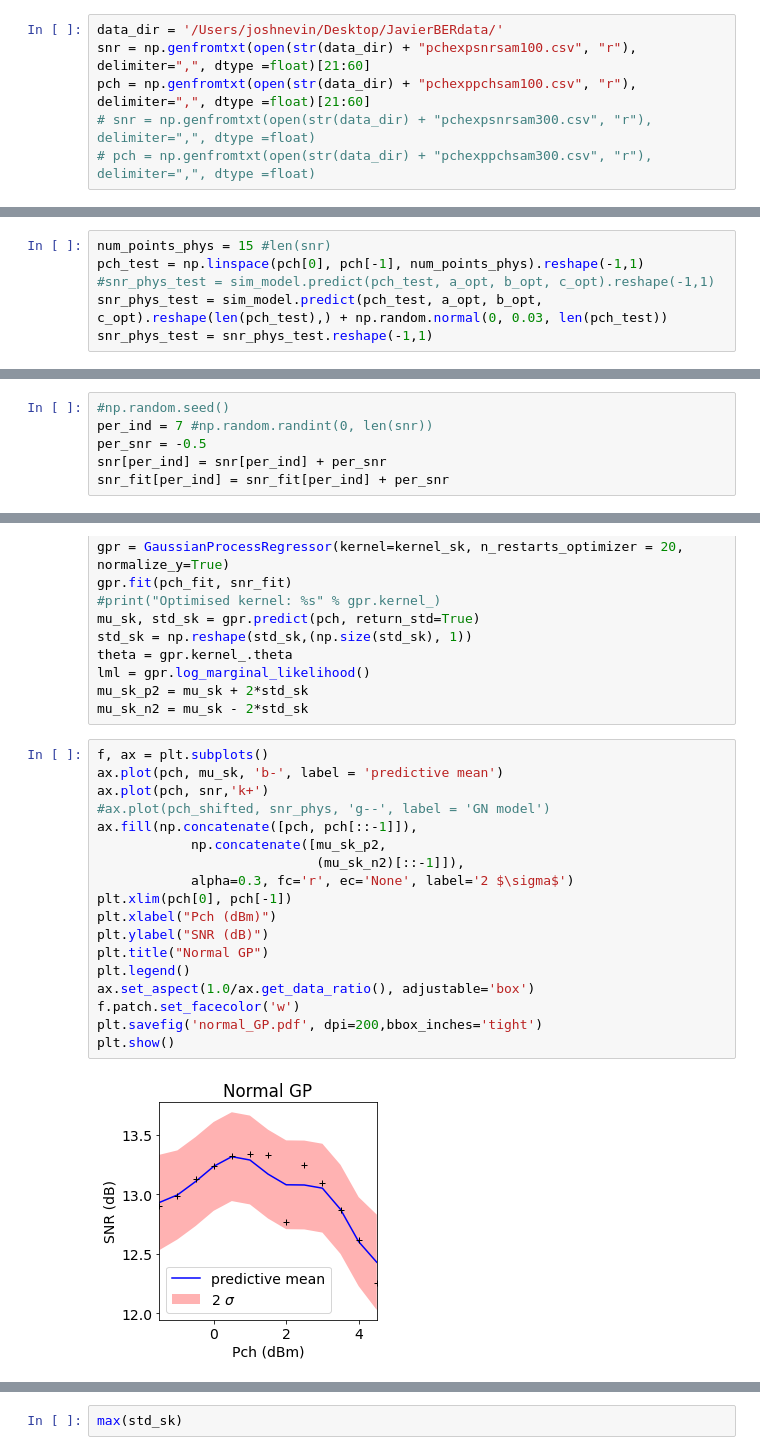
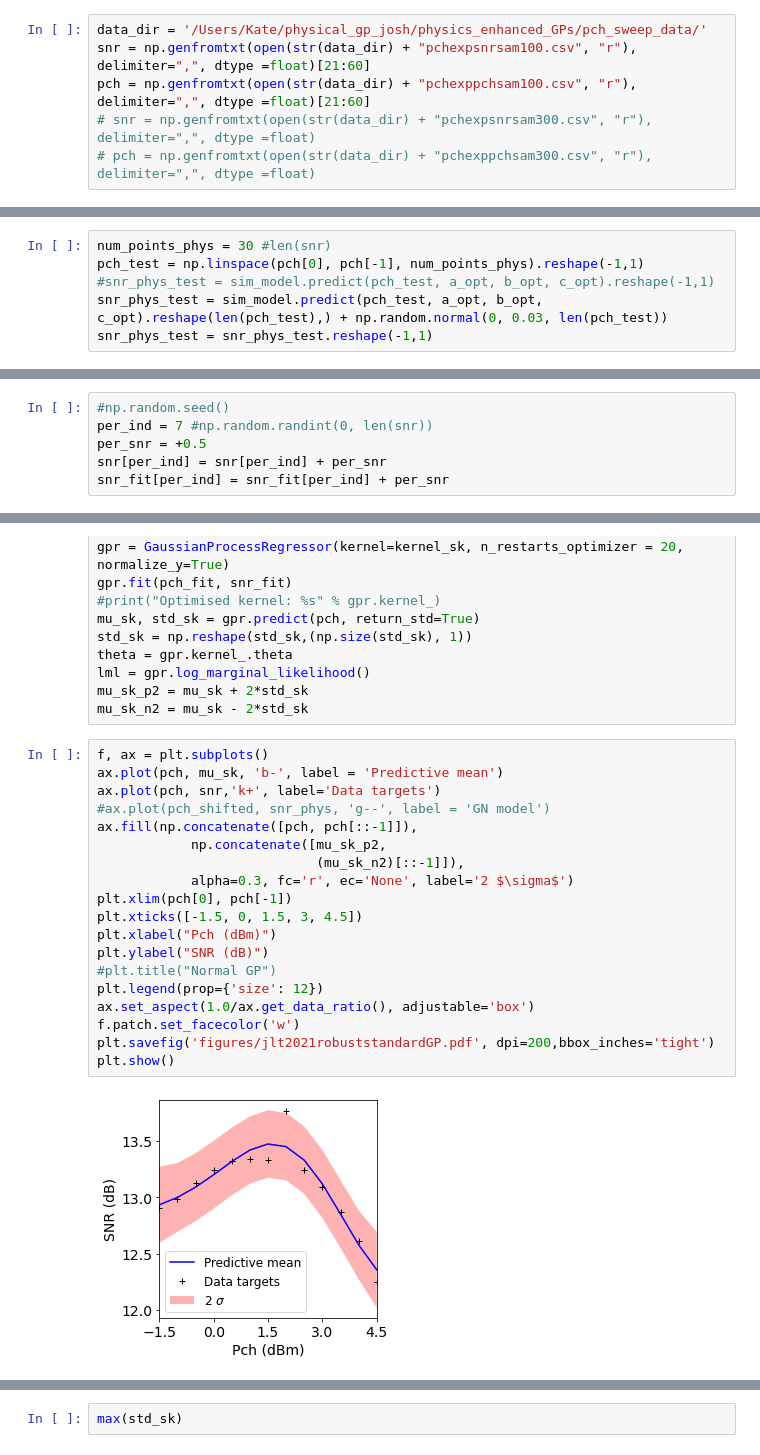
Before and after one commit to joshnevin/physics_enhanced_GPs, a Jupyter notebook: simple_model_enhanced_GPs_robust.ipynb, the cells around one changed output, grey strips where cells are left out. Cells and saved outputs as stored; diff of their text form.

```diff
--- a/simple_model_enhanced_GPs_robust.ipynb
+++ b/simple_model_enhanced_GPs_robust.ipynb
@@ -16,7 +18,7 @@ font = { 'family' : 'sans-serif',
                 'size'   : 14}
 matplotlib.rc('font', **font)
 # %%
-data_dir = '/Users/joshnevin/Desktop/JavierBERdata/'
+data_dir = '/Users/Kate/physical_gp_josh/physics_enhanced_GPs/pch_sweep_data/'
 snr = np.genfromtxt(open(str(data_dir) + "pchexpsnrsam100.csv", "r"), delimiter=",", dtype =float)[21:60]
 pch = np.genfromtxt(open(str(data_dir) + "pchexppchsam100.csv", "r"), delimiter=",", dtype =float)[21:60]
 # snr = np.genfromtxt(open(str(data_dir) + "pchexpsnrsam300.csv", "r"), delimiter=",", dtype =float)
@@ -94,7 +96,7 @@ plt.show()
 # %% [markdown]
 Fit GP with and without simple physical model and compare results...
 # %%
-num_points_phys = 15 #len(snr)
+num_points_phys = 30 #len(snr)
 pch_test = np.linspace(pch[0], pch[-1], num_points_phys).reshape(-1,1)
 #snr_phys_test = sim_model.predict(pch_test, a_opt, b_opt, c_opt).reshape(-1,1)
 snr_phys_test = sim_model.predict(pch_test, a_opt, b_opt, c_opt).reshape(len(pch_test),) + np.random.normal(0, 0.03, len(pch_test))
@@ -104,7 +106,7 @@ Perturb one of the measurements to see the effect on both models. Do this after
 # %%
 #np.random.seed()
 per_ind = 7 #np.random.randint(0, len(snr))
-per_snr = -0.5
+per_snr = +0.5
 snr[per_ind] = snr[per_ind] + per_snr
 snr_fit[per_ind] = snr_fit[per_ind] + per_snr
 # %%
@@ -146,23 +148,24 @@ mu_sk_p2 = mu_sk + 2*std_sk
 mu_sk_n2 = mu_sk - 2*std_sk
 # %%
 f, ax = plt.subplots()
-ax.plot(pch, mu_sk, 'b-', label = 'predictive mean')
-ax.plot(pch, snr,'k+')
+ax.plot(pch, mu_sk, 'b-', label = 'Predictive mean')
+ax.plot(pch, snr,'k+', label='Data targets')
 #ax.plot(pch_shifted, snr_phys, 'g--', label = 'GN model')
 ax.fill(np.concatenate([pch, pch[::-1]]),
             np.concatenate([mu_sk_p2,
                             (mu_sk_n2)[::-1]]),
             alpha=0.3, fc='r', ec='None', label='2 $\sigma$')
 plt.xlim(pch[0], pch[-1])
+plt.xticks([-1.5, 0, 1.5, 3, 4.5])
 plt.xlabel("Pch (dBm)")
 plt.ylabel("SNR (dB)")
-plt.title("Normal GP")
-plt.legend()
+#plt.title("Normal GP")
+plt.legend(prop={'size': 12})
 ax.set_aspect(1.0/ax.get_data_ratio(), adjustable='box')
 f.patch.set_facecolor('w')
-plt.savefig('normal_GP.pdf', dpi=200,bbox_inches='tight')
+plt.savefig('figures/jlt2021robuststandardGP.pdf', dpi=200,bbox_inches='tight')
 plt.show()
 # %% [output]
-[figure, old version]
+[figure, new version]
 # %%
 f, ax = plt.subplots()
```
Also changed, not shown: parts of 5 cells of this notebook, 1 other file.
